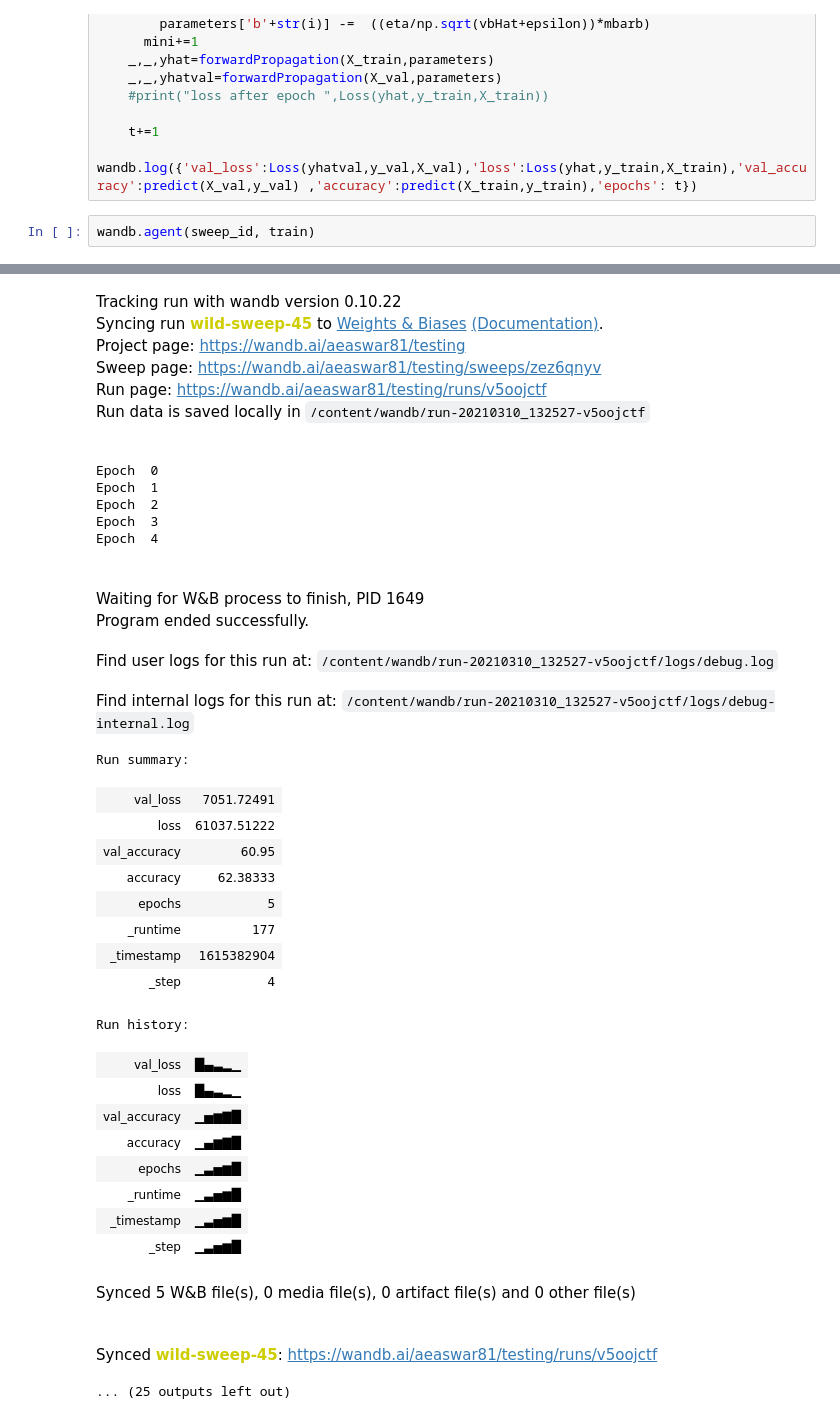
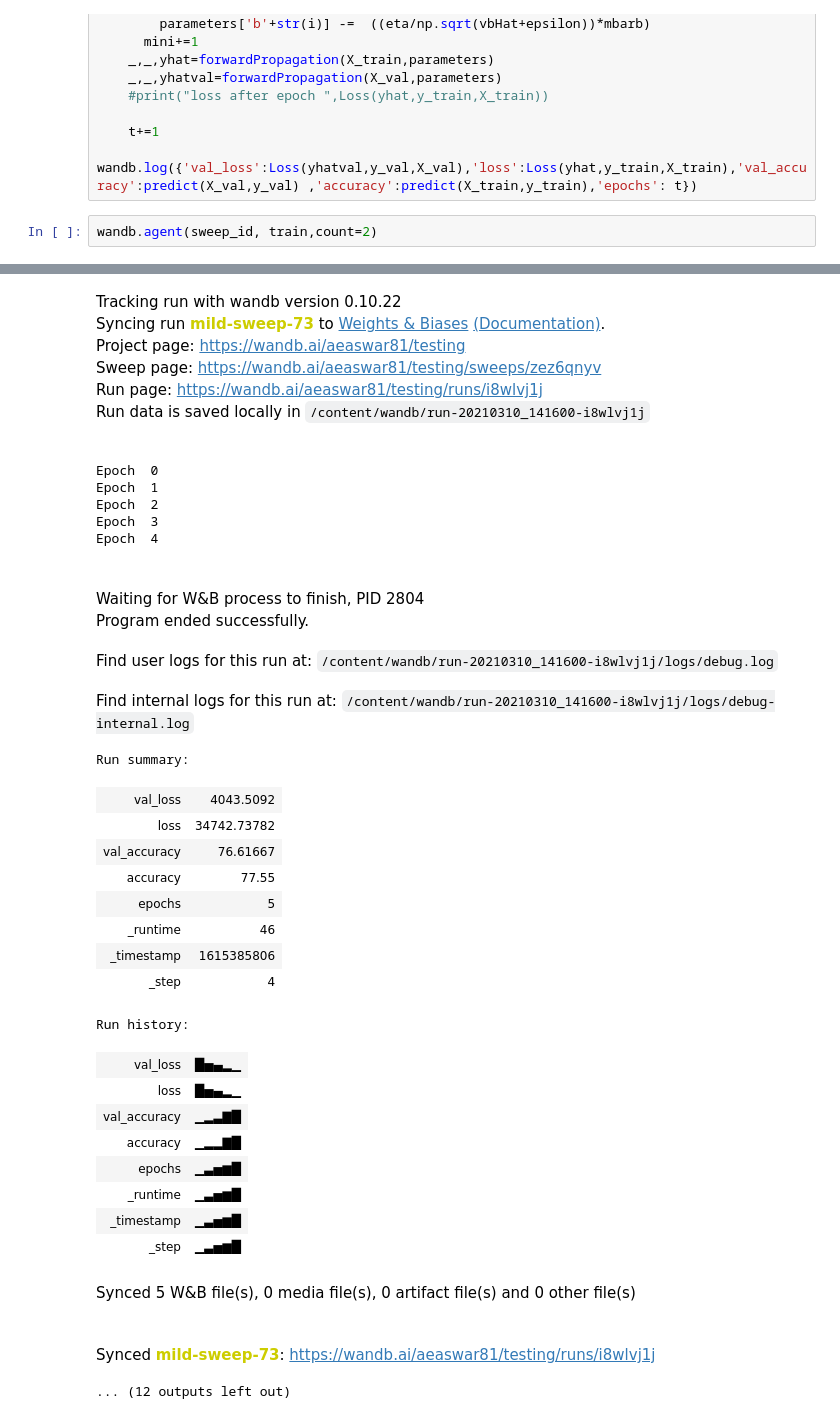
Before and after one commit to aeaswar81/cs6910_deeplearning_assignment_1, a Jupyter notebook: neuralnet_v1.ipynb, the cells around one changed output, grey strips where cells are left out. Cells and saved outputs as stored; diff of their text form.

```diff
--- a/neuralnet_v1.ipynb
+++ b/neuralnet_v1.ipynb
@@ -466,5 +487,5 @@ def nadam():
     t+=1
     wandb.log({'val_loss':Loss(yhatval,y_val,X_val),'loss':Loss(yhat,y_train,X_train),'val_accuracy':predict(X_val,y_val) ,'accuracy':predict(X_train,y_train),'epochs': t})
 # %%
-wandb.agent(sweep_id, train)
+wandb.agent(sweep_id, train,count=2)
 # %% [output]
@@ -479,36 +500,36 @@ wandb:  size_layer: 128
 Tracking run with wandb version 0.10.22
-Syncing run wild-sweep-45 to Weights & Biases (Documentation).
+Syncing run mild-sweep-73 to Weights & Biases (Documentation).
 Project page: https://wandb.ai/aeaswar81/testing
 Sweep page: https://wandb.ai/aeaswar81/testing/sweeps/zez6qnyv
-Run page: https://wandb.ai/aeaswar81/testing/runs/v5oojctf
-Run data is saved locally in /content/wandb/run-20210310_132527-v5oojctf
+Run page: https://wandb.ai/aeaswar81/testing/runs/i8wlvj1j
+Run data is saved locally in /content/wandb/run-20210310_141600-i8wlvj1j
 Epoch  0
 Epoch  1
 Epoch  2
 Epoch  3
 Epoch  4
-Waiting for W&B process to finish, PID 1649
+Waiting for W&B process to finish, PID 2804
 Program ended successfully.
-Find user logs for this run at: /content/wandb/run-20210310_132527-v5oojctf/logs/debug.log
+Find user logs for this run at: /content/wandb/run-20210310_141600-i8wlvj1j/logs/debug.log
-Find internal logs for this run at: /content/wandb/run-20210310_132527-v5oojctf/logs/debug-internal.log
+Find internal logs for this run at: /content/wandb/run-20210310_141600-i8wlvj1j/logs/debug-internal.log
 Run summary:
-| val_loss | 7051.72491 |
-| loss | 61037.51222 |
-| val_accuracy | 60.95 |
-| accuracy | 62.38333 |
+| val_loss | 4043.5092 |
+| loss | 34742.73782 |
+| val_accuracy | 76.61667 |
+| accuracy | 77.55 |
 | epochs | 5 |
-| _runtime | 177 |
-| _timestamp | 1615382904 |
+| _runtime | 46 |
+| _timestamp | 1615385806 |
 | _step | 4 |
 Run history:
-| val_loss | █▄▃▂▁ |
-| loss | █▄▃▂▁ |
-| val_accuracy | ▁▅▆▇█ |
-| accuracy | ▁▄▆▇█ |
+| val_loss | █▅▄▂▁ |
+| loss | █▅▄▂▁ |
+| val_accuracy | ▁▂▃▇█ |
+| accuracy | ▁▂▂▇█ |
 | epochs | ▁▃▅▆█ |
 | _runtime | ▁▃▅▆█ |
 | _timestamp | ▁▃▅▆█ |
 | _step | ▁▃▅▆█ |
 Synced 5 W&B file(s), 0 media file(s), 0 artifact file(s) and 0 other file(s)
-Synced wild-sweep-45: https://wandb.ai/aeaswar81/testing/runs/v5oojctf
+Synced mild-sweep-73: https://wandb.ai/aeaswar81/testing/runs/i8wlvj1j
-... (25 outputs left out)
+... (12 outputs left out)
```
Also changed, not shown: parts of 9 cells of this notebook.
